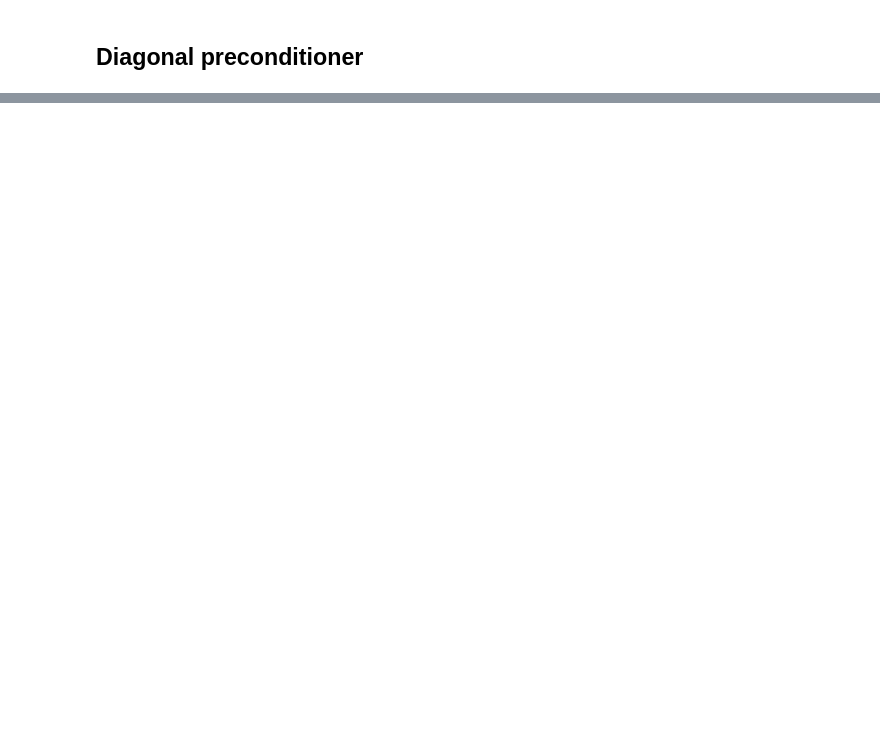
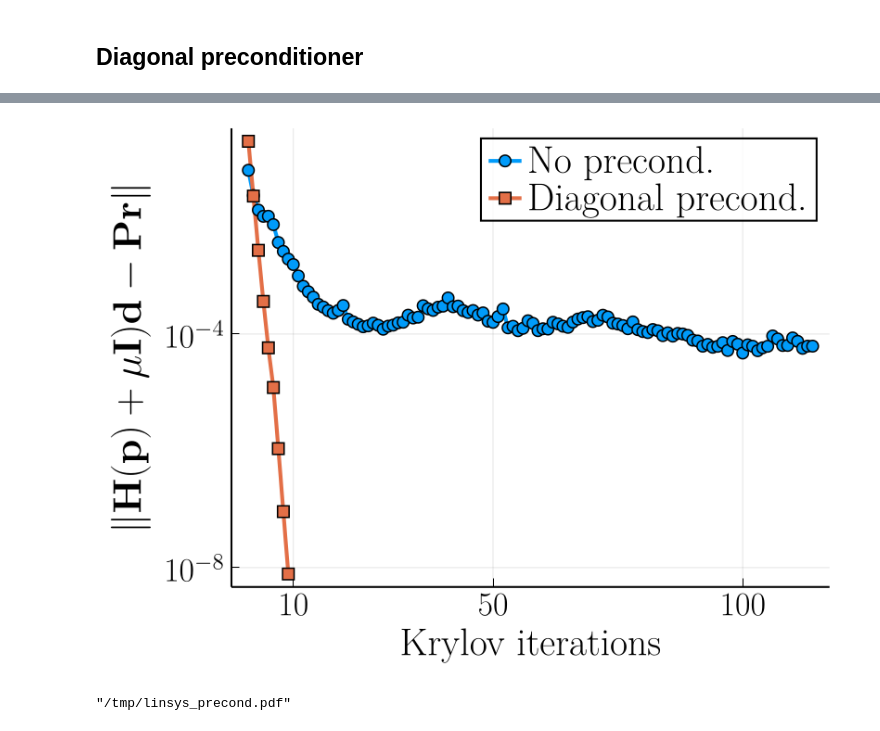
Before and after one commit to bzhangcw/ExchangeMarket.jl, a Jupyter notebook: scripts/fisher/test_linsys.ipynb, the cells around one changed output, grey strips where cells are left out. Saved outputs shown, nothing was run; the diff lists cells and outputs as text; code cells hidden in the pictures; blank space fills up the shorter version.

```diff
--- a/scripts/fisher/test_linsys.ipynb
+++ b/scripts/fisher/test_linsys.ipynb
@@ -71,12 +71,12 @@ f1.p .= p₀
 kwargs = Dict(
     :tol => 1e-12, :maxiter => 20,
     :optimizer => CESAnalytic,
-    :option_mu => :pred_corr,
-    # :option_mu => :normal,
+    # :option_mu => :pred_corr,
+    :option_mu => :normal,
     #
-    # :option_step => :affinesc,
+    :option_step => :affinesc,
     # :option_step => :homotopy,
-    :option_step => :logbar,
+    # :option_step => :logbar,
     # :linsys => :DRq,
     :linsys => :krylov,
     # :linsys => :direct,
@@ -89,7 +89,7 @@ alg = method(
 traj = opt!(
     alg, f1;
     loginterval=1,
-    maxiter=100,
+    maxiter=5,
     keep_traj=true,
     bool_init_phase=false,
 )
@@ -163,5 +344,5 @@ d, stats = cg(H, alg.p .* alg.∇ .- alg.μ; M=P, verbose=3, timemax=5.0)
 # %%
-# τ = [1 / norm(H[:, i], 1) for i = 1:n]  # diagonal preconditioner
+ExchangeMarket.__update_php_hessop!(alg, f1)
 τ = 1 ./ sum(H; dims=2)[:]  # diagonal preconditioner
 P⁻¹ = diagm(τ)
-d, stats = cg(H, alg.p .* alg.∇ .- alg.μ; M=P⁻¹, rtol=1e-15, verbose=3, timemax=5.0)
+d1, stats1 = cg(H, alg.p .* alg.∇ .- alg.μ, a; M=P⁻¹, rtol=1e-15, verbose=3, timemax=5.0, history=true)
@@ -168,7 +369,5 @@ d, stats = cg(H, alg.p .* alg.∇ .- alg.μ; M=P⁻¹, rtol=1e-15, verbose=3, ti
 # %%
-ExchangeMarket.__update_php_hessop!(alg, f1)
-a = rand(n)
-d, stats = cg(alg.Hk.php_hessop, alg.p .* alg.∇, a; verbose=3, timemax=10.0, history=true)
-τ = 1 ./ sum(H; dims=2)[:]  # diagonal preconditioner
-P⁺ = diagm(sqrt.(τ))
-d1, stats1 = cg(H, alg.p .* alg.∇ .- alg.μ, a; M=P⁻¹, rtol=1e-15, verbose=3, timemax=5.0, history=true)
+ExchangeMarket.__compute_approx_hess_drq!(alg, f1)
+smw_drq!(alg.Ha)
+d₀ = alg.Ha.Hi(alg.p .* alg.∇ .- alg.μ)
+d1, stats1 = cg(H, alg.p .* alg.∇ .- alg.μ, d₀; M=P⁻¹, rtol=1e-15, verbose=3, timemax=5.0, history=true)
@@ -175,23 +391,28 @@ d1, stats1 = cg(H, alg.p .* alg.∇ .- alg.μ, a; M=P⁻¹, rtol=1e-15, verbose=
 # %%
 fig = generate_empty(; shape=:wide)
 plot!(
     fig,
-    ylabel=L"$\|\mathbf{H}(\mathbf{p}) + \mu \mathbf{I})\mathbf{d} - \mathbf{r}\|$",
-    title=L"$\rho := %$ρfmt~(\sigma := %$σfmt)$",
+    ylabel=L"$\|\mathbf{H}(\mathbf{p}) + \mu \mathbf{I})\mathbf{d} - \mathbf{P}\mathbf{r}\|$",
+    # title=L"$\rho := %$ρfmt~(\sigma := %$σfmt)$",
     legendbackgroundcolor=RGBA(1.0, 1.0, 1.0, 0.8),
     yticks=10.0 .^ (-16:4:3),
     xtickfont=font(18),
     ytickfont=font(18),
     xscale=:identity,
-    size=(600, 400)
+    size=(500, 400),
+    xlabel=L"$\textrm{Krylov iterations}$"
 )
 plot!(
     fig,
     xticks=[10, 50, 100, 200, 500]
 )
 
-plot!(fig, stats.residuals[1:4:end], label=L"\textrm{No precond.}", linewidth=2, linestyle=:dash, markershape=:circle)
-plot!(fig, stats1.residuals, label=L"\textrm{Diagonal precond.}", linewidth=2, linestyle=:dash, markershape=:circle)
+plot!(fig, stats.residuals[1:4:end], label=L"\textrm{No precond.}", linewidth=2, markershape=:circle)
+plot!(fig, stats1.residuals, label=L"\textrm{Diagonal precond.}", linewidth=2, markershape=:rect)
+# %% [output]
+[figure, added]
 # %%
-savefig(fig, "/tmp/fisher_linsys_precond.pdf")
+savefig(fig, "/tmp/linsys_precond.pdf")
+# %% [output]
+"/tmp/linsys_precond.pdf"
 # %%
```
Also changed, not shown: parts of 17 cells of this notebook, 14 other files.
